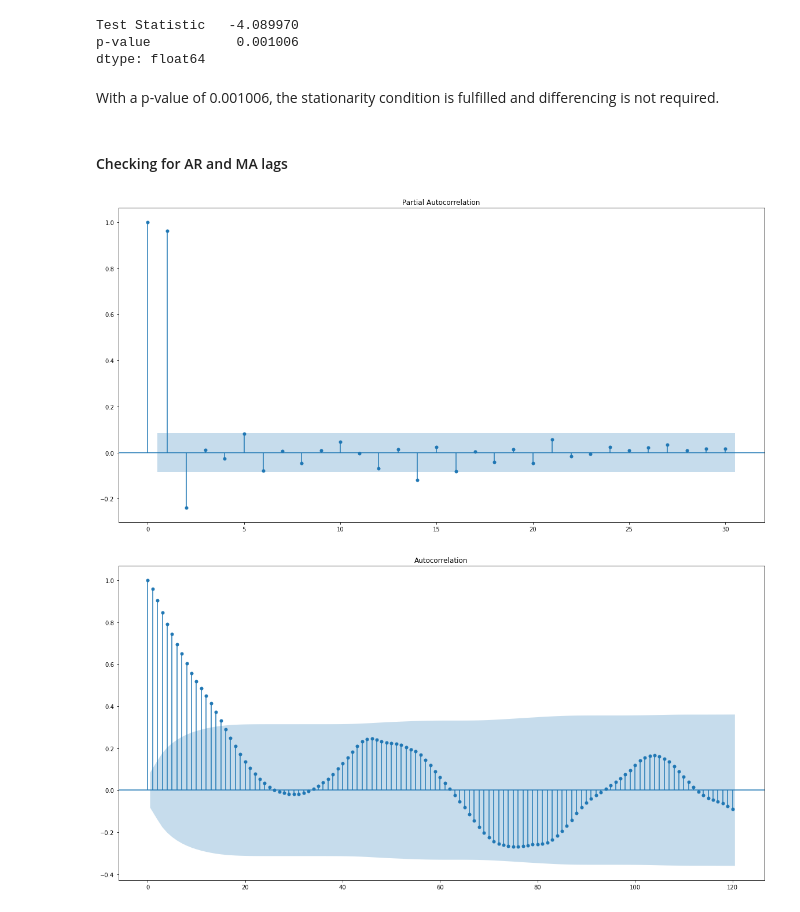
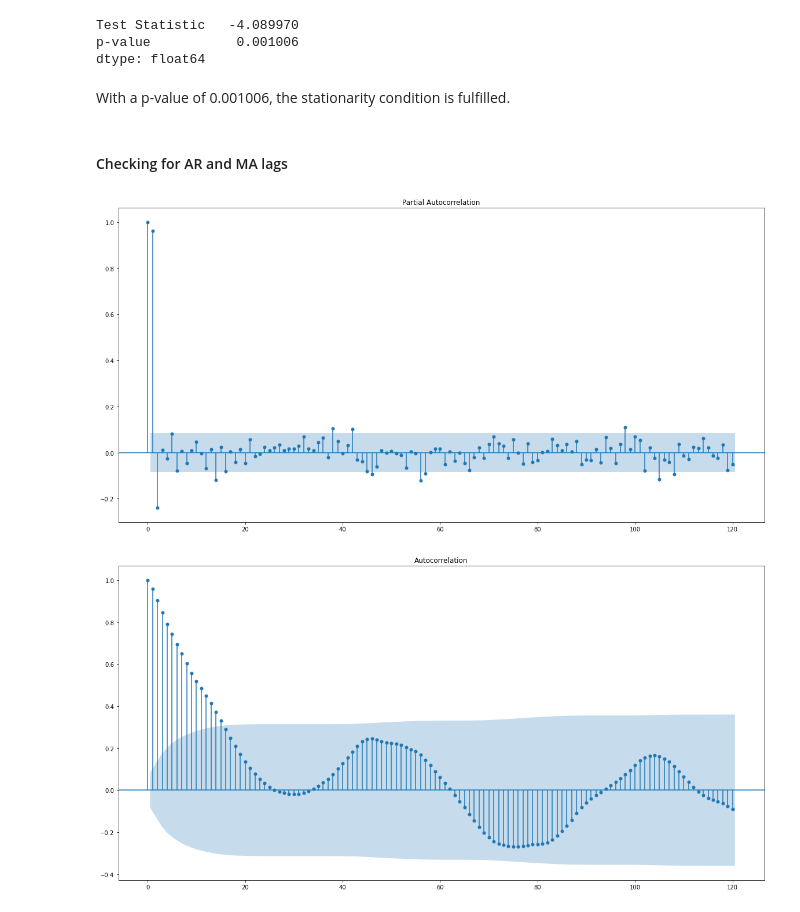
Before and after one commit to Jonathan-Goh88/dsiprojects, a Jupyter notebook: Capstone/Auser 3 SARIMA.ipynb, the cells around one changed output. Drawn from its saved outputs; the diff is of its cells as text; code cells hidden in the pictures.

```diff
--- a/Capstone/Auser 3 SARIMA.ipynb
+++ b/Capstone/Auser 3 SARIMA.ipynb
@@ -107,15 +122,15 @@ Test Statistic   -4.089970
 p-value           0.001006
 dtype: float64
 # %% [markdown]
-With a p-value of 0.001006, the stationarity condition is fulfilled and differencing is not required.
+With a p-value of 0.001006, the stationarity condition is fulfilled.
 # %% [markdown]
 #### Checking for AR and MA lags
 # %%
 fig, ax = plt.subplots(figsize=(20, 10))
-plot_pacf(aus_sal_train['Depth_to_Groundwater_SAL'], lags=30, ax=ax)
+plot_pacf(aus_sal_train['Depth_to_Groundwater_SAL'], lags=120, ax=ax)
 plt.show()
 # %% [output]
-[figure, old version]
+[figure, new version]
 # %%
 fig, ax = plt.subplots(figsize=(20, 10))
 plot_acf(aus_sal_train['Depth_to_Groundwater_SAL'], lags=120, ax=ax)
```
Also changed, not shown: parts of 33 cells of this notebook, 3 other files.
